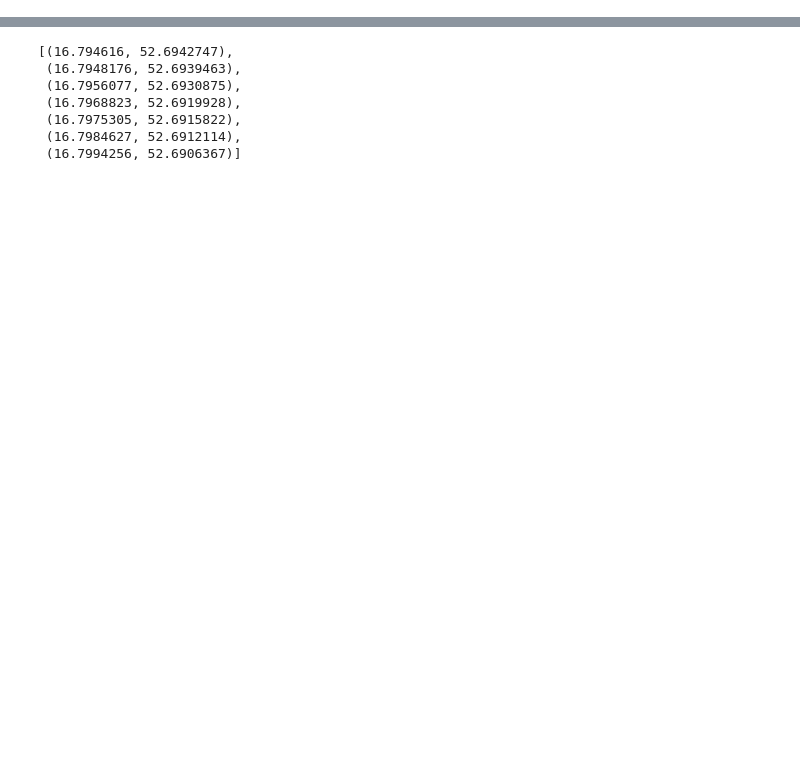
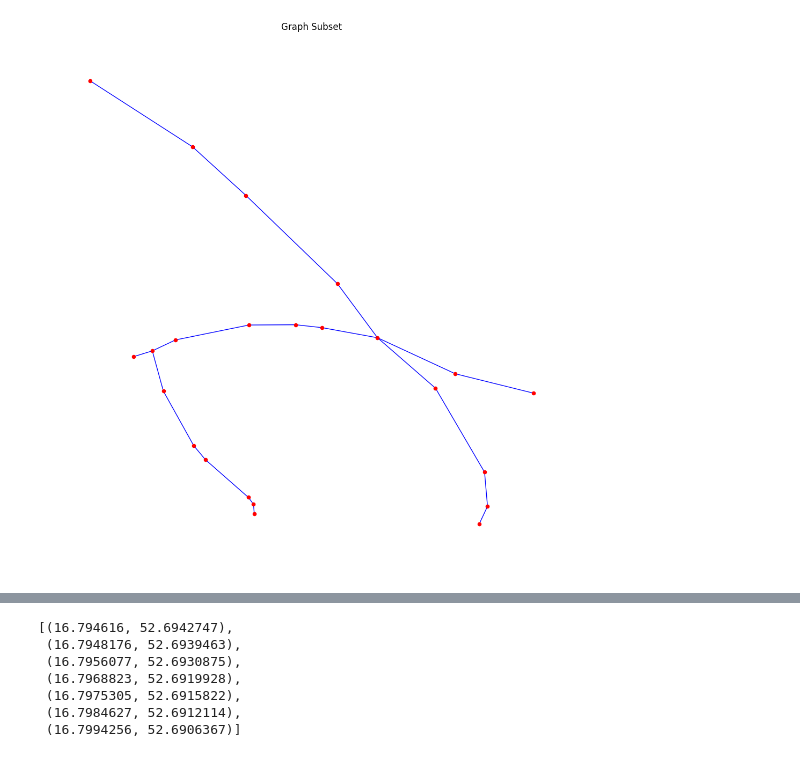
Before and after one commit to Mian-Bruel/planet-on-2024, a Jupyter notebook: src/get_pavements.ipynb, the cells around one changed output, grey strips where cells are left out. Cells and saved outputs as stored; diff of their text form; code cells hidden in the pictures; blank space fills up the shorter version.

```diff
--- a/src/get_pavements.ipynb
+++ b/src/get_pavements.ipynb
@@ -32,0 +135,7 @@ pavements_in_forests = gpd.sjoin(pavements_gdf, forest_gdf, how="inner", op="int
+# %%
+import pickle
+
+pickle.dump(G, open("graph.dupa", "wb"))
+
+G = pickle.load(open("graph.dupa", "rb"))
+print(len(G.nodes))
@@ -33,2 +146,7 @@ pavements_in_forests = gpd.sjoin(pavements_gdf, forest_gdf, how="inner", op="int
+# %%
+
+plot_graph_subset(G, list(G.nodes)[8], radius=0.002)  # Adjust radius for desired subset size
+# %% [output]
+[figure, added]
 # %%
 ax = pavements_gdf.plot(color="green", alpha=0.5, figsize=(10, 10), edgecolor="darkgreen")
```
Also changed, not shown: parts of 10 cells of this notebook.
